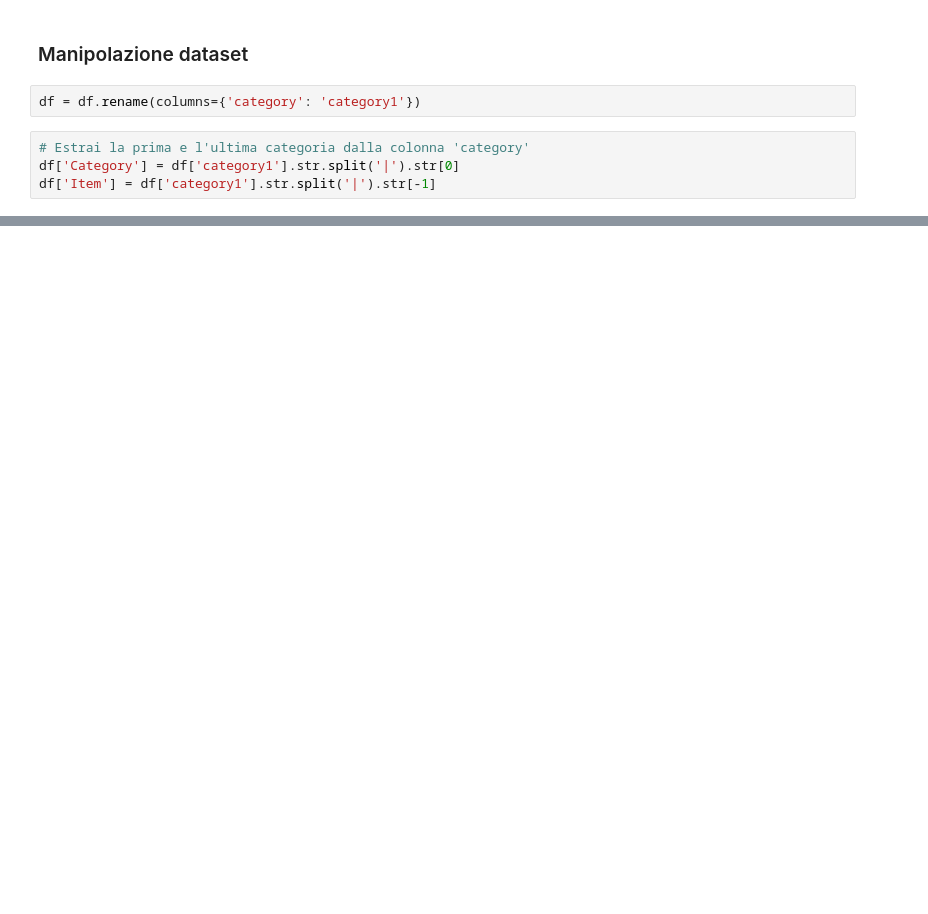
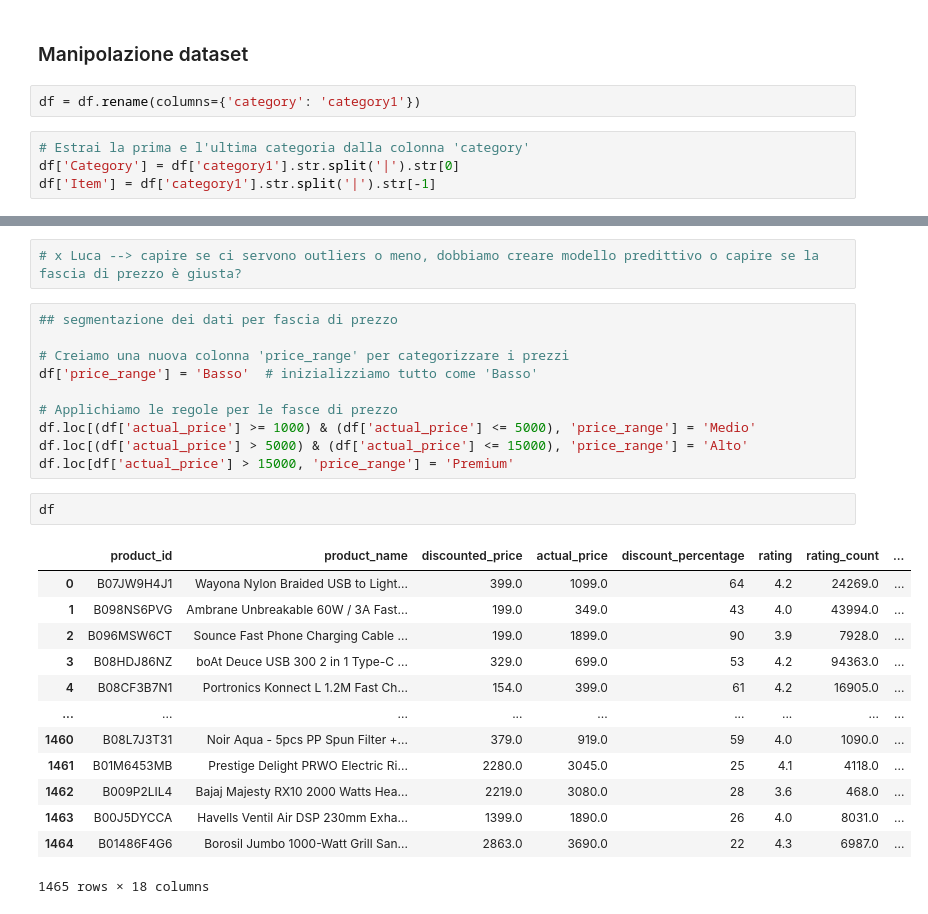
Before and after one commit to saintstar93/amazon-products-analysis, a Jupyter notebook: main.ipynb, the cells around one changed output, grey strips where cells are left out. Drawn from its saved outputs; the diff is of its cells as text; blank space fills up the shorter version.

Commit message:
Modifica: aggiunta segmentazione prezzi

```diff
--- a/main.ipynb
+++ b/main.ipynb
@@ -220,0 +262,28 @@ df
+# %%
+# x Luca --> capire se ci servono outliers o meno, dobbiamo creare modello predittivo o capire se la fascia di prezzo è giusta?
+# %%
+## segmentazione dei dati per fascia di prezzo
+
+# Creiamo una nuova colonna 'price_range' per categorizzare i prezzi
+df['price_range'] = 'Basso'  # inizializziamo tutto come 'Basso'
+
+# Applichiamo le regole per le fasce di prezzo
+df.loc[(df['actual_price'] >= 1000) & (df['actual_price'] <= 5000), 'price_range'] = 'Medio'
+df.loc[(df['actual_price'] > 5000) & (df['actual_price'] <= 15000), 'price_range'] = 'Alto'
+df.loc[df['actual_price'] > 15000, 'price_range'] = 'Premium'
+# %%
+df
+# %% [output]
+|  | product_id | product_name | discounted_price | actual_price | discount_percentage | rating | rating_count | ... |
+| 0 | B07JW9H4J1 | Wayona Nylon Braided USB to Light... | 399.0 | 1099.0 | 64 | 4.2 | 24269.0 | ... |
+| 1 | B098NS6PVG | Ambrane Unbreakable 60W / 3A Fast... | 199.0 | 349.0 | 43 | 4.0 | 43994.0 | ... |
+| 2 | B096MSW6CT | Sounce Fast Phone Charging Cable ... | 199.0 | 1899.0 | 90 | 3.9 | 7928.0 | ... |
+| 3 | B08HDJ86NZ | boAt Deuce USB 300 2 in 1 Type-C ... | 329.0 | 699.0 | 53 | 4.2 | 94363.0 | ... |
+| 4 | B08CF3B7N1 | Portronics Konnect L 1.2M Fast Ch... | 154.0 | 399.0 | 61 | 4.2 | 16905.0 | ... |
+| ... | ... | ... | ... | ... | ... | ... | ... | ... |
+| 1460 | B08L7J3T31 | Noir Aqua - 5pcs PP Spun Filter +... | 379.0 | 919.0 | 59 | 4.0 | 1090.0 | ... |
+| 1461 | B01M6453MB | Prestige Delight PRWO Electric Ri... | 2280.0 | 3045.0 | 25 | 4.1 | 4118.0 | ... |
+| 1462 | B009P2LIL4 | Bajaj Majesty RX10 2000 Watts Hea... | 2219.0 | 3080.0 | 28 | 3.6 | 468.0 | ... |
+| 1463 | B00J5DYCCA | Havells Ventil Air DSP 230mm Exha... | 1399.0 | 1890.0 | 26 | 4.0 | 8031.0 | ... |
+| 1464 | B01486F4G6 | Borosil Jumbo 1000-Watt Grill San... | 2863.0 | 3690.0 | 22 | 4.3 | 6987.0 | ... |
+1465 rows × 18 columns
```
Also changed, not shown: parts of 13 cells of this notebook.
